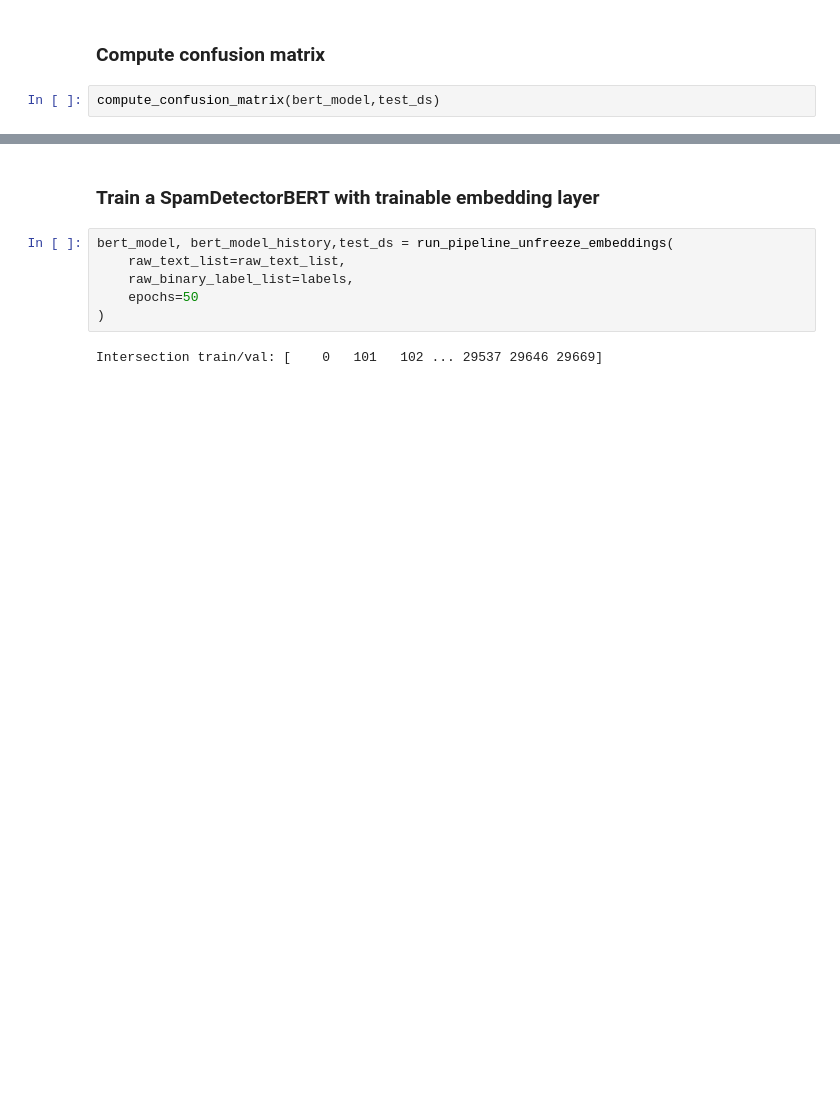
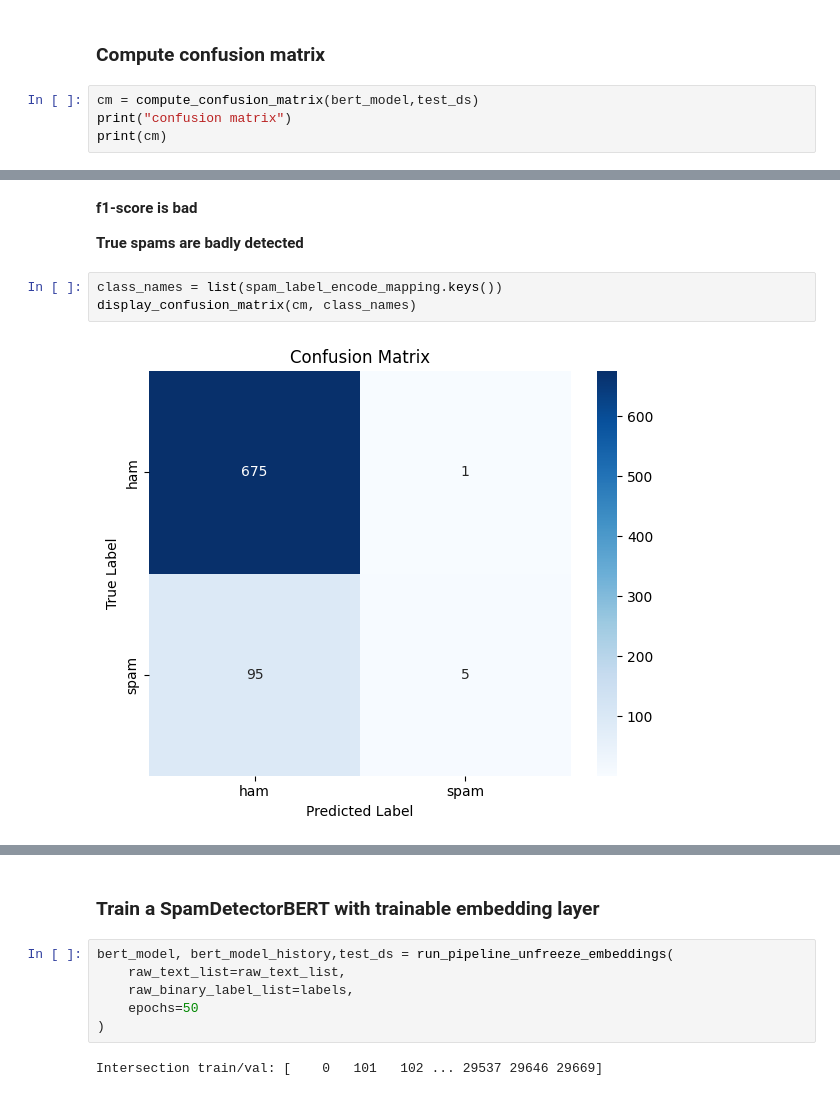
Before and after one commit to pf6511/jedha-dts-ml-deep-att, a Jupyter notebook: DeepLearning_ATT_SpamDetector.ipynb, the cells around one changed output, grey strips where cells are left out. Cells and saved outputs as stored; diff of their text form; blank space fills up the shorter version.

```diff
--- a/DeepLearning_ATT_SpamDetector.ipynb
+++ b/DeepLearning_ATT_SpamDetector.ipynb
@@ -979,5 +999,7 @@ Test accuracy: 0.8802, Test loss: 0.2437
 # %% [markdown]
 ### Compute confusion matrix
 # %%
-compute_confusion_matrix(bert_model,test_ds)
+cm = compute_confusion_matrix(bert_model,test_ds)
+print("confusion matrix")
+print(cm)
 # %% [output]
@@ -987,3 +1018,12 @@ array([[675,   1],
+# %% [markdown]
+**f1-score is bad**
+
+**True spams are badly detected**
+# %%
+class_names = list(spam_label_encode_mapping.keys())
+display_confusion_matrix(cm, class_names)
+# %% [output]
+[figure, added]
 # %%
 import plotly.graph_objects as go
 fig = go.Figure()
```
Also changed, not shown: parts of 25 cells of this notebook, 1 other file.
